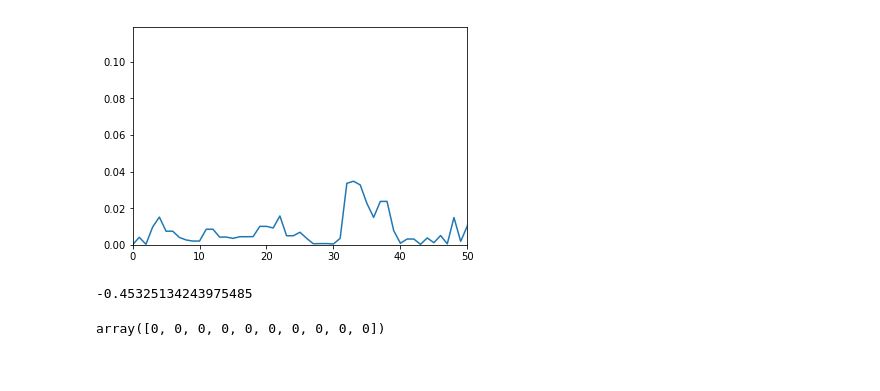
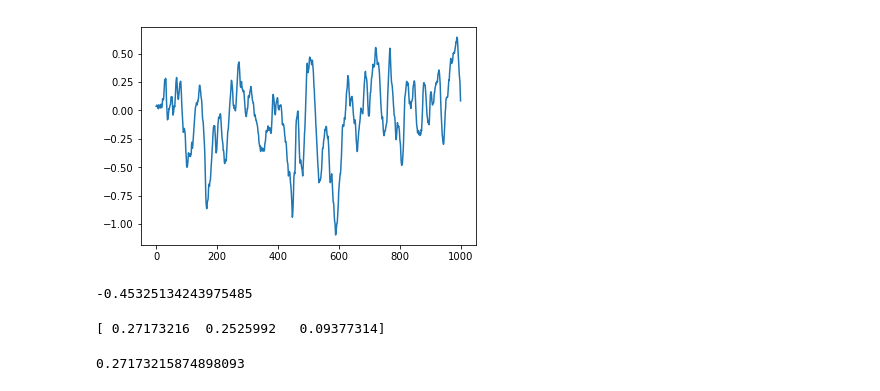
Before and after one commit to willrobs/ph353a3, a Jupyter notebook: Metropolis Algorithm.ipynb, the cells around one changed output. Cells and saved outputs as stored; diff of their text form; code cells hidden in the pictures.

```diff
--- a/Metropolis Algorithm.ipynb
+++ b/Metropolis Algorithm.ipynb
@@ -109,14 +125,19 @@ plt.show()
-# %%
-plt.plot(time, x_pos2)
-plt.axis([0,50,0,max(x_pos2)])
-plt.show()
-# %% [output]
-[figure, removed]
+# %%
+plt.figure(1)
+plt.plot(time, sum_pos/niter)
+plt.show()
+# %% [output]
+[figure, added]
 # %%
 np.random.uniform((0-step), (0+step))
 # %% [output]
 -0.45325134243975485
-# %%
-0*np.arange(10)
-# %% [output]
-array([0, 0, 0, 0, 0, 0, 0, 0, 0, 0])
+# %%
+avg_pos=np.random.random_sample((3,))
+print(avg_pos)
+# %% [output]
+[ 0.27173216  0.2525992   0.09377314]
+# %%
+avg_pos[0]
+# %% [output]
+0.27173215874898093
```
Also changed, not shown: parts of 2 cells of this notebook.
